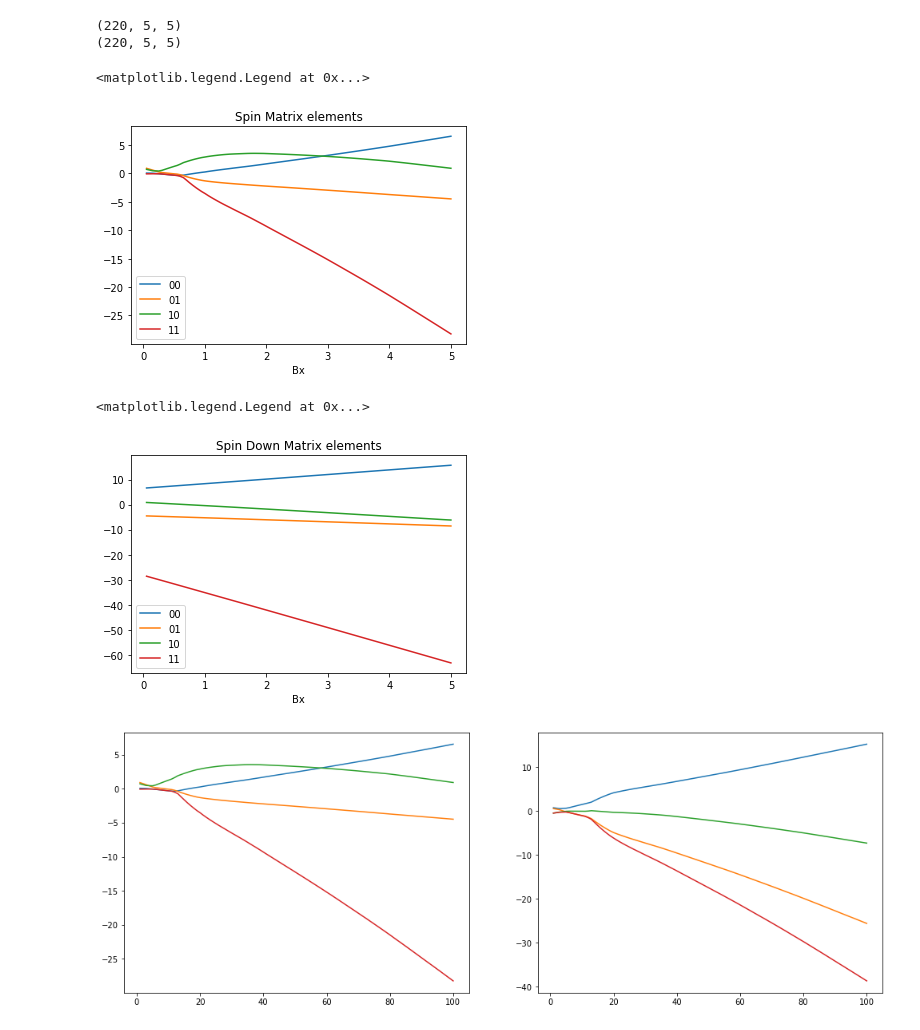
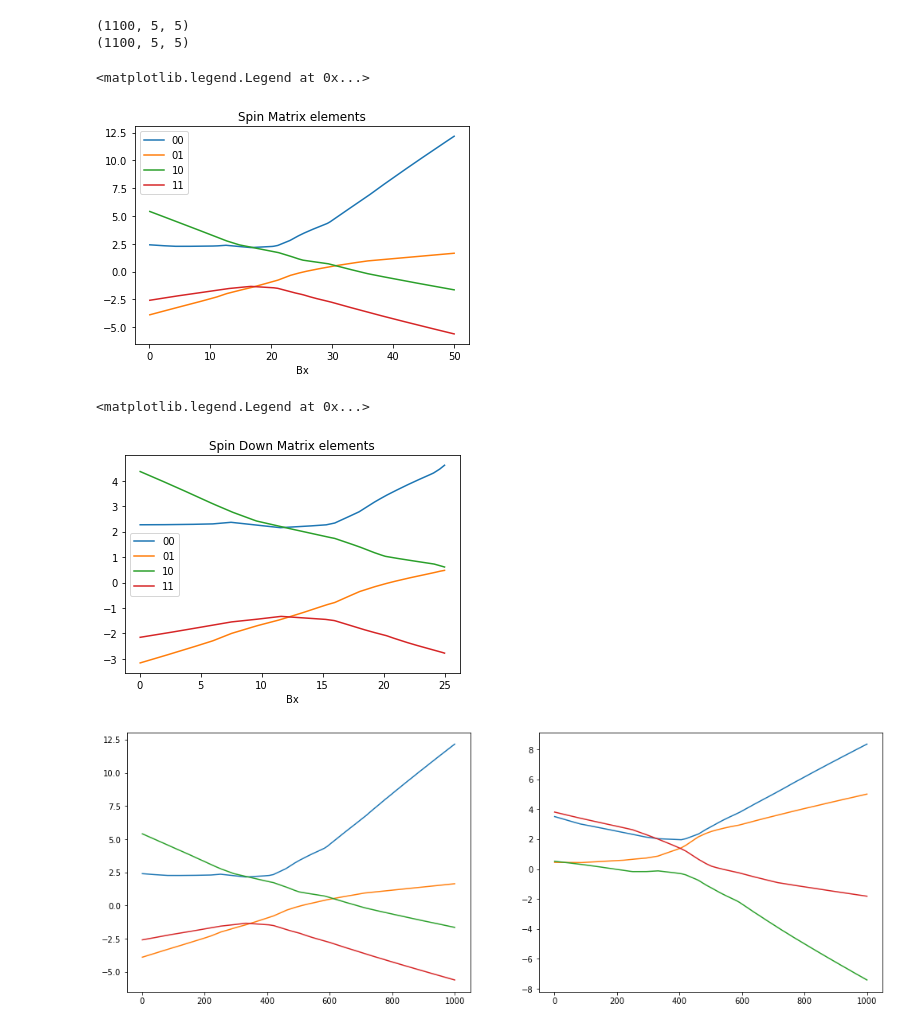
Before and after one commit to szaman19/MPSML, a Jupyter notebook: code/mps/MPS_Generator.ipynb, the cells around one changed output. Cells and saved outputs as stored; diff of their text form; code cells hidden in the pictures.

```diff
--- a/code/mps/MPS_Generator.ipynb
+++ b/code/mps/MPS_Generator.ipynb
@@ -177,11 +175,11 @@ val_6 = next(iter(val_loaders[0]))
 val_2 = next(iter(val_loaders[1]))
 val_4 = next(iter(val_loaders[2]))
 val_7 = next(iter(val_loaders[3]))
-val_10 = next(iter(test_loader_10))
-val_11 = next(iter(test_loader_11))
-#val_12 = next(iter(test_loader_12))
+#val_10 = next(iter(test_loader_10))
+#val_11 = next(iter(test_loader_11))
+val_12 = next(iter(test_loader_12))
 # %%
-val_data = [(val_6,6),(val_2,2),(val_4,4),(val_7,7), (val_10,10), (val_11,11)]
+val_data = [(val_6,6),(val_2,2),(val_4,4),(val_7,7), (val_12,12)]
 loss_func = nn.MSELoss()
 for data, size in val_data:
     with torch.no_grad():
@@ -420,8 +428,8 @@ for i in range(1, len(encoded_spin_up)):
 print(data_up.shape)
 print(data_down.shape)
 # %% [output]
-(220, 5, 5)
-(220, 5, 5)
+(1100, 5, 5)
+(1100, 5, 5)
 # %%
 data_up = data_up.reshape((data_up.shape[0],25))
 data_down = data_down.reshape((data_up.shape[0],25))
@@ -429,44 +437,44 @@ data_down = data_down.reshape((data_up.shape[0],25))
 np.savetxt("mps_2_up_matrix.csv", data_up, delimiter=",")
 np.savetxt("mps_2_down_matrix.csv", data_down, delimiter=",")
 # %%
-x = np.arange(1,101)
+x = np.arange(1,1001)
 x = x / (100) * 5
 
-plt.plot(x,data_up[0:100,0], label='00')
-plt.plot(x,data_up[0:100,1], label='01')
-plt.plot(x,data_up[0:100,2], label='10')
-plt.plot(x,data_up[0:100,3], label='11')
+plt.plot(x,data_up[0:1000,0], label='00')
+plt.plot(x,data_up[0:1000,1], label='01')
+plt.plot(x,data_up[0:1000,2], label='10')
+plt.plot(x,data_up[0:1000,3], label='11')
 plt.xlabel('Bx')
 plt.title('Spin Matrix elements')
 plt.legend()
 # %% [output]
 <matplotlib.legend.Legend at 0x...>
-[figure, old version]
+[figure, new version]
 # %%
-x = np.arange(1,101)
+x = np.arange(1,501)
 x = x / (100) * 5
 k = 2
 m = k-1
-plt.plot(x,data_up[100*m:100*k,0], label='00')
-plt.plot(x,data_up[100*m:100*k,1], label='01')
-plt.plot(x,data_up[100*m:100*k,2], label='10')
-plt.plot(x,data_up[100*m:100*k,3], label='11')
+plt.plot(x,data_up[100*m:300*k,0], label='00')
+plt.plot(x,data_up[100*m:300*k,1], label='01')
+plt.plot(x,data_up[100*m:300*k,2], label='10')
+plt.plot(x,data_up[100*m:300*k,3], label='11')
 plt.xlabel('Bx')
 plt.title('Spin Down Matrix elements')
 plt.legend()
 # %% [output]
 <matplotlib.legend.Legend at 0x...>
-[figure, old version]
+[figure, new version]
 # %%
-x = np.arange(1,101)
+x = np.arange(1,1001)
 f, (ax1, ax2) = plt.subplots(1, 2, figsize=(17,6))
 
 for i in range(4):
     for k in range(1):
-        ax1.plot(x,data_up[100*k:100*(k+1),i])
-        ax2.plot(x,data_down[100*k:100*(k+1),i])
+        ax1.plot(x,data_up[100*k:1000*(k+1),i])
+        ax2.plot(x,data_down[100*k:1000*(k+1),i])
 # %% [output]
-[figure, old version]
+[figure, new version]
 # %%
 import numpy as np
 from sklearn.manifold import TSNE
```
Also changed, not shown: parts of 9 cells of this notebook, 18 other files.
